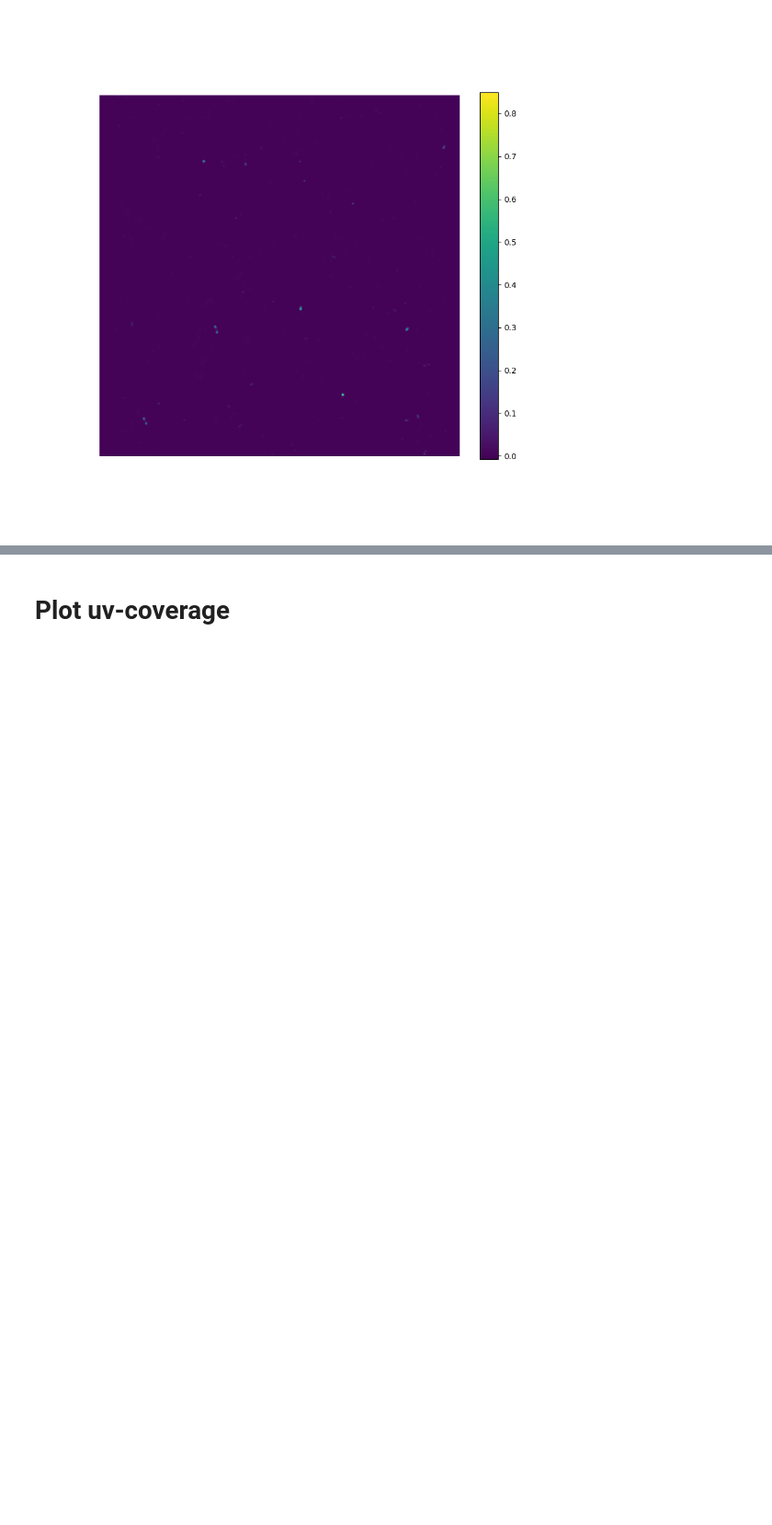
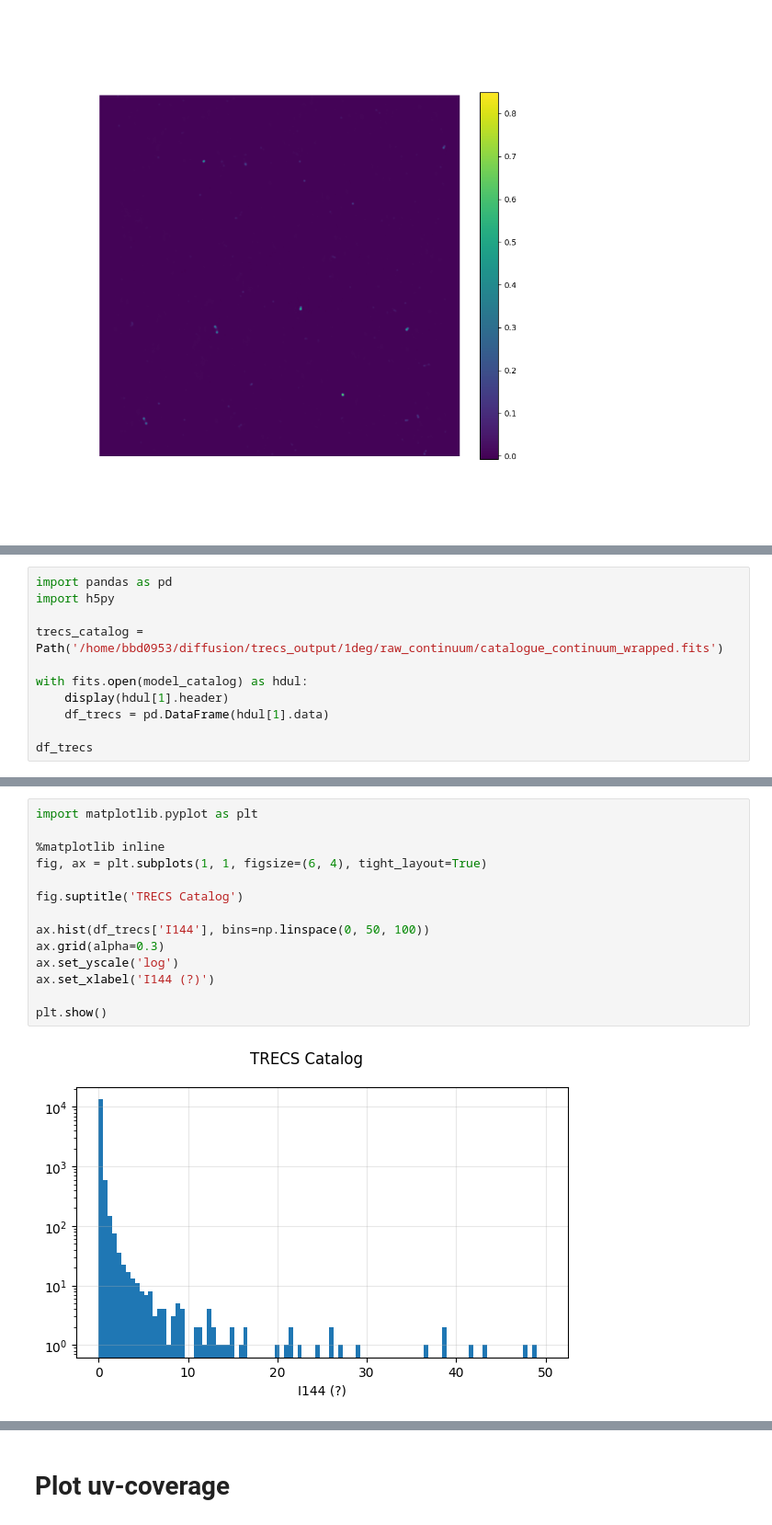
Before and after one commit to tmartinezML/LOFAR-Diffusion, a Jupyter notebook: src/notebooks/sky_maps.ipynb, the cells around one changed output, grey strips where cells are left out. Shown: that part at 92% size. Drawn from its saved outputs; the diff is of its cells as text; blank space fills up the shorter version.

```diff
--- a/src/notebooks/sky_maps.ipynb
+++ b/src/notebooks/sky_maps.ipynb
@@ -100,0 +127,11 @@ mpplt.plot_sky_map(dirty_arr, wcs=dirty_wcs)
+# %%
+import pandas as pd
+import h5py
+
+trecs_catalog = Path('/home/bbd0953/diffusion/trecs_output/1deg/raw_continuum/catalogue_continuum_wrapped.fits')
+
+with fits.open(model_catalog) as hdul:
+    display(hdul[1].header)
+    df_trecs = pd.DataFrame(hdul[1].data)
+
+df_trecs
@@ -100,0 +169,16 @@ mpplt.plot_sky_map(dirty_arr, wcs=dirty_wcs)
+# %%
+import matplotlib.pyplot as plt
+
+%matplotlib inline
+fig, ax = plt.subplots(1, 1, figsize=(6, 4), tight_layout=True)
+
+fig.suptitle('TRECS Catalog')
+
+ax.hist(df_trecs['I144'], bins=np.linspace(0, 50, 100))
+ax.grid(alpha=0.3)
+ax.set_yscale('log')
+ax.set_xlabel('I144 (?)')
+
+plt.show()
+# %% [output]
+[figure, added]
```
Also changed, not shown: parts of 11 cells of this notebook, 3 other files.
